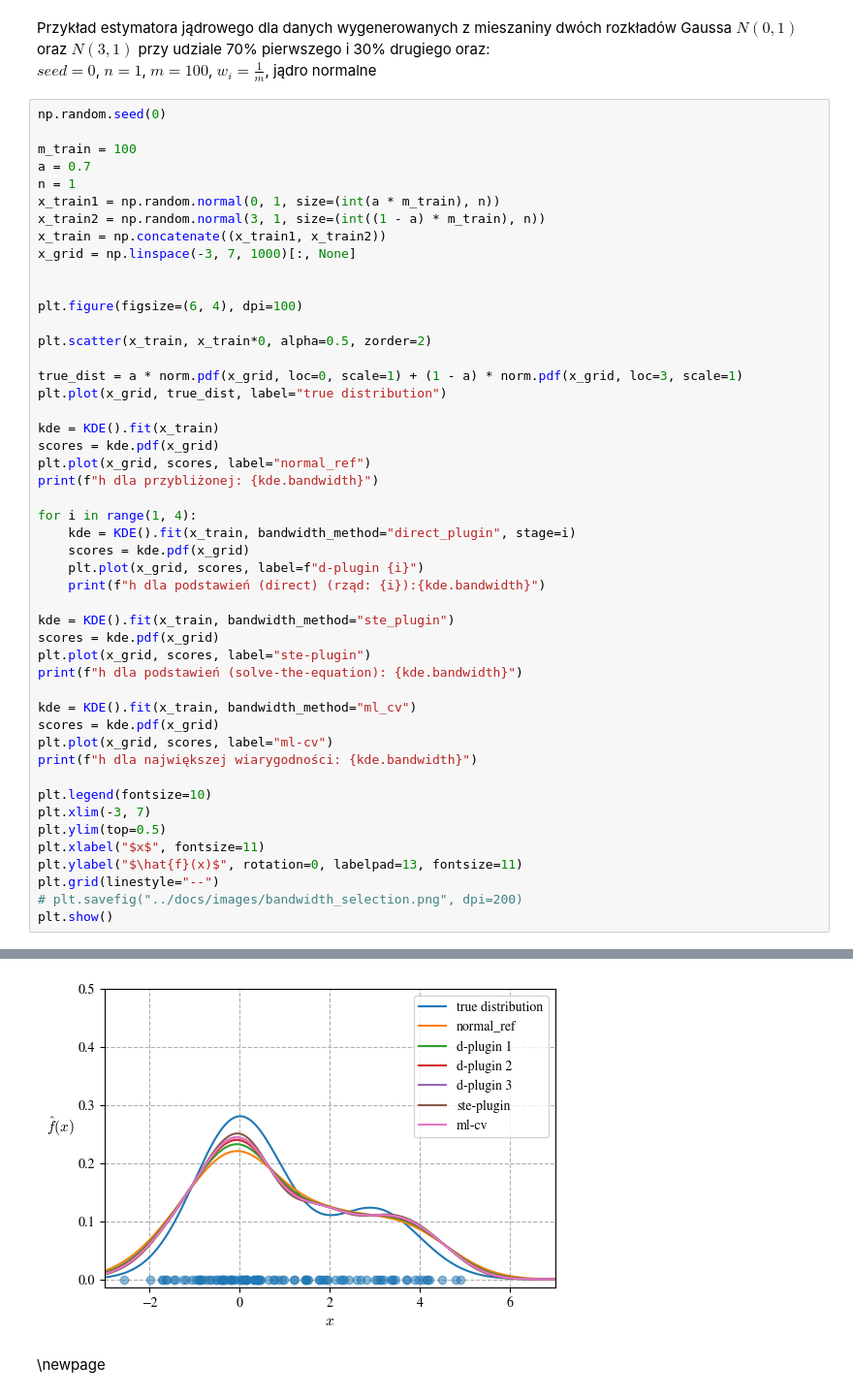
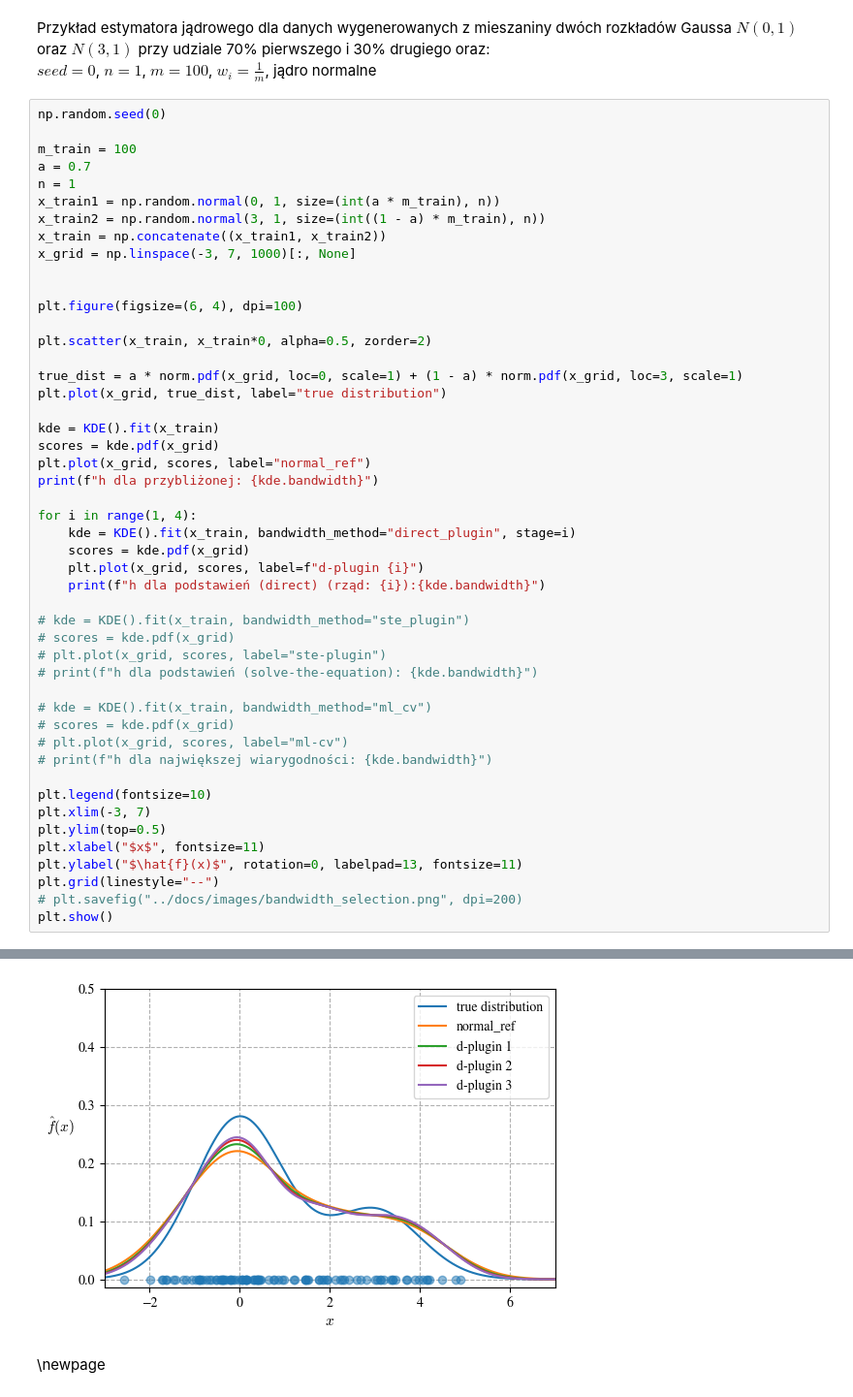
Before and after one commit to krystianfranus/kde-learn, a Jupyter notebook: notebooks/PhD_notes_kde.ipynb, the cells around one changed output, grey strips where cells are left out. Shown at 97% size. Saved outputs shown, nothing was run; the diff lists cells and outputs as text.

```diff
--- a/notebooks/PhD_notes_kde.ipynb
+++ b/notebooks/PhD_notes_kde.ipynb
@@ -343,15 +341,15 @@ for i in range(1, 4):
     plt.plot(x_grid, scores, label=f"d-plugin {i}")
     print(f"h dla podstawień (direct) (rząd: {i}):{kde.bandwidth}")
 
-kde = KDE().fit(x_train, bandwidth_method="ste_plugin")
-scores = kde.pdf(x_grid)
-plt.plot(x_grid, scores, label="ste-plugin")
-print(f"h dla podstawień (solve-the-equation): {kde.bandwidth}")
+# kde = KDE().fit(x_train, bandwidth_method="ste_plugin")
+# scores = kde.pdf(x_grid)
+# plt.plot(x_grid, scores, label="ste-plugin")
+# print(f"h dla podstawień (solve-the-equation): {kde.bandwidth}")
 
-kde = KDE().fit(x_train, bandwidth_method="ml_cv")
-scores = kde.pdf(x_grid)
-plt.plot(x_grid, scores, label="ml-cv")
-print(f"h dla największej wiarygodności: {kde.bandwidth}")
+# kde = KDE().fit(x_train, bandwidth_method="ml_cv")
+# scores = kde.pdf(x_grid)
+# plt.plot(x_grid, scores, label="ml-cv")
+# print(f"h dla największej wiarygodności: {kde.bandwidth}")
 
 plt.legend(fontsize=10)
 plt.xlim(-3, 7)
@@ -371,4 +367,4 @@ h dla największej wiarygodności: [0.56859234]
-[figure, old version]
+[figure, new version]
 # %% [markdown]
 \newpage
 # %%
```
Also changed, not shown: parts of 9 cells of this notebook, 1 other file.
